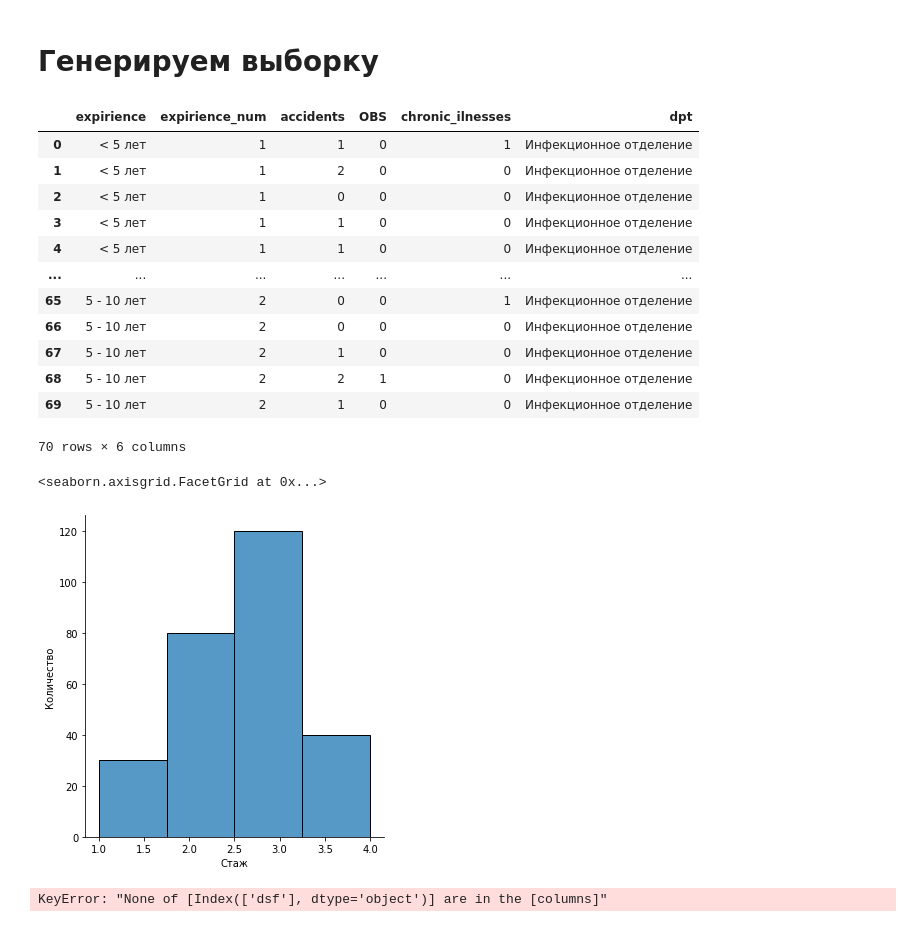
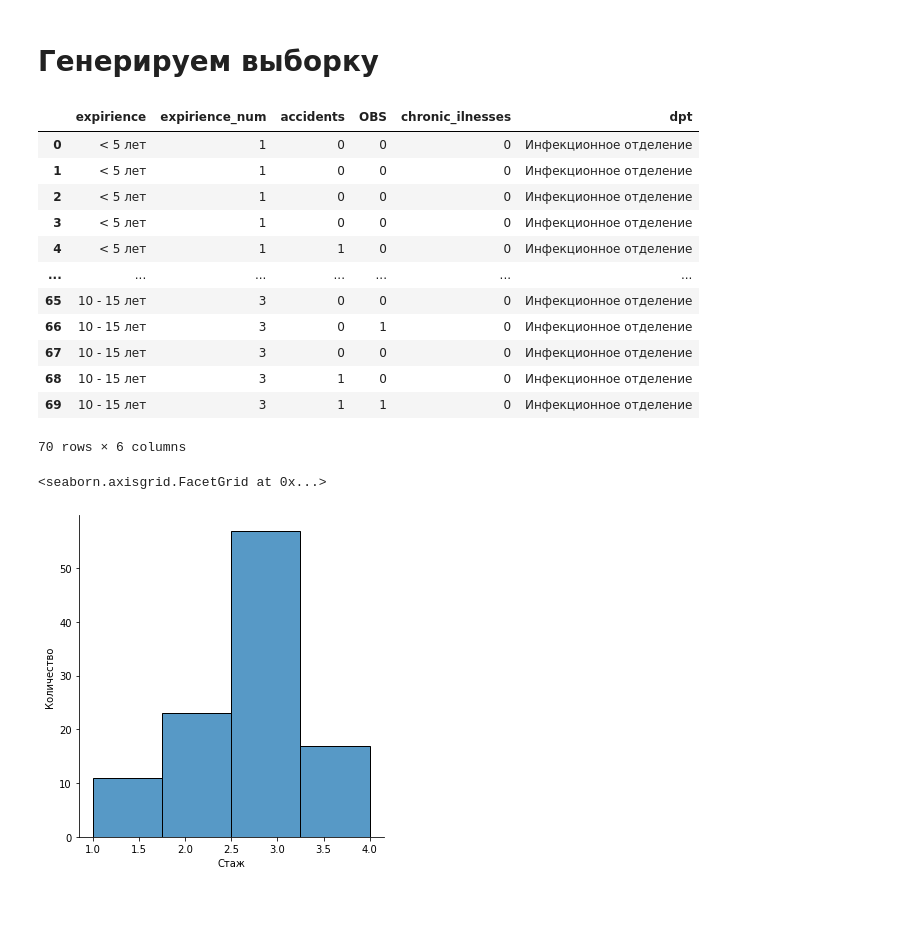
Before and after one commit to AlKul/illnesses, a Jupyter notebook: Abstract.ipynb, the cells around one changed output. Drawn from its saved outputs; the diff is of its cells as text; code cells hidden in the pictures.

```diff
--- a/Abstract.ipynb
+++ b/Abstract.ipynb
@@ -34,8 +34,8 @@ chronic_ilnesses = []
 dpt = [] # отделение
 
 
-#for i in range(0,3):
-for i in range(0,30):
+for i in range(0,11):
+#for i in range(0,30):
     expirience.append("< 5 лет")
     expirience_num.append(1)
     acc = 0
@@ -45,8 +45,8 @@ for i in range(0,30):
     accidents.append(acc)
     OBS.append(generate_bin(0.1))
     chronic_ilnesses.append(generate_bin(0.03))
-#for i in range(8):
-for i in range(80):
+for i in range(23):
+#for i in range(80):
     expirience.append("5 - 10 лет")
     expirience_num.append(2)
 #    accidents.append(generate_bin(0.10))
@@ -56,8 +56,8 @@ for i in range(80):
     accidents.append(acc)
     OBS.append(generate_bin(0.15))
     chronic_ilnesses.append(generate_bin(0.03))
-#for i in range(12):
-for i in range(120):
+for i in range(57):
+#for i in range(120):
     expirience.append("10 - 15 лет")
     expirience_num.append(3)
 #    accidents.append(generate_bin(0.12))
@@ -67,46 +67,48 @@ for i in range(120):
     accidents.append(acc)
     OBS.append(generate_bin(0.25))
     chronic_ilnesses.append(generate_bin(0.05))
-for i in range(40):
+#for i in range(40):
+for i in range(17):
     expirience.append("> 15 лет")
     expirience_num.append(4)
 #    accidents.append(generate_bin(0.15))
     acc = 0
     for i in range(5):
         acc += generate_bin(0.15)
     accidents.append(acc)
     OBS.append(generate_bin(0.25))
     chronic_ilnesses.append(generate_bin(0.25))
-for i in range(30 + 80+120+40):
+#for i in range(30 + 80+120+40):
+for i in range(11 + 23 + 57 + 17):
     dpt.append("Инфекционное отделение")
 
 
 #df = pd.DataFrame( ( expirience, accidents, OBS, chronic_ilnesses, dpt), columns = ['expirience', 'accidents', 'OBS', 'chronic_ilnesses', 'dpt'])
 df = pd.DataFrame({
     'expirience' : expirience,
     'expirience_num' : expirience_num,
     'accidents' : accidents,
     'OBS' : OBS,
     'chronic_ilnesses' : chronic_ilnesses,
     'dpt' : dpt
 })
 df.head(70)
 
 #expirience,
 #generate_bin(0.5)
 # %% [output]
 |  | expirience | expirience_num | accidents | OBS | chronic_ilnesses | dpt |
-| 0 | < 5 лет | 1 | 1 | 0 | 1 | Инфекционное отделение |
-| 1 | < 5 лет | 1 | 2 | 0 | 0 | Инфекционное отделение |
+| 0 | < 5 лет | 1 | 0 | 0 | 0 | Инфекционное отделение |
+| 1 | < 5 лет | 1 | 0 | 0 | 0 | Инфекционное отделение |
 | 2 | < 5 лет | 1 | 0 | 0 | 0 | Инфекционное отделение |
-| 3 | < 5 лет | 1 | 1 | 0 | 0 | Инфекционное отделение |
+| 3 | < 5 лет | 1 | 0 | 0 | 0 | Инфекционное отделение |
 | 4 | < 5 лет | 1 | 1 | 0 | 0 | Инфекционное отделение |
 | ... | ... | ... | ... | ... | ... | ... |
-| 65 | 5 - 10 лет | 2 | 0 | 0 | 1 | Инфекционное отделение |
-| 66 | 5 - 10 лет | 2 | 0 | 0 | 0 | Инфекционное отделение |
-| 67 | 5 - 10 лет | 2 | 1 | 0 | 0 | Инфекционное отделение |
-| 68 | 5 - 10 лет | 2 | 2 | 1 | 0 | Инфекционное отделение |
-| 69 | 5 - 10 лет | 2 | 1 | 0 | 0 | Инфекционное отделение |
+| 65 | 10 - 15 лет | 3 | 0 | 0 | 0 | Инфекционное отделение |
+| 66 | 10 - 15 лет | 3 | 0 | 1 | 0 | Инфекционное отделение |
+| 67 | 10 - 15 лет | 3 | 0 | 0 | 0 | Инфекционное отделение |
+| 68 | 10 - 15 лет | 3 | 1 | 0 | 0 | Инфекционное отделение |
+| 69 | 10 - 15 лет | 3 | 1 | 1 | 0 | Инфекционное отделение |
 70 rows × 6 columns
 # %%
 df_unsorted = df.sample(frac=1)
@@ -124,10 +126,4 @@ g = sns.displot(expirience_num, bins = 4)
 g.set_axis_labels("Стаж", "Количество")
 # %% [output]
 <seaborn.axisgrid.FacetGrid at 0x...>
-[figure, old version]
+[figure, new version]
-# %%
-df_num_features = df.copy()
-df_num_features.drop('expirience', axis=1, inplace=True)
-g = df_num_features.hist(figsize=(10,8), bins=4, grid=True)
-# %% [output]
-KeyError: "None of [Index(['dsf'], dtype='object')] are in the [columns]"
```
Also changed, not shown: parts of 3 cells of this notebook.
